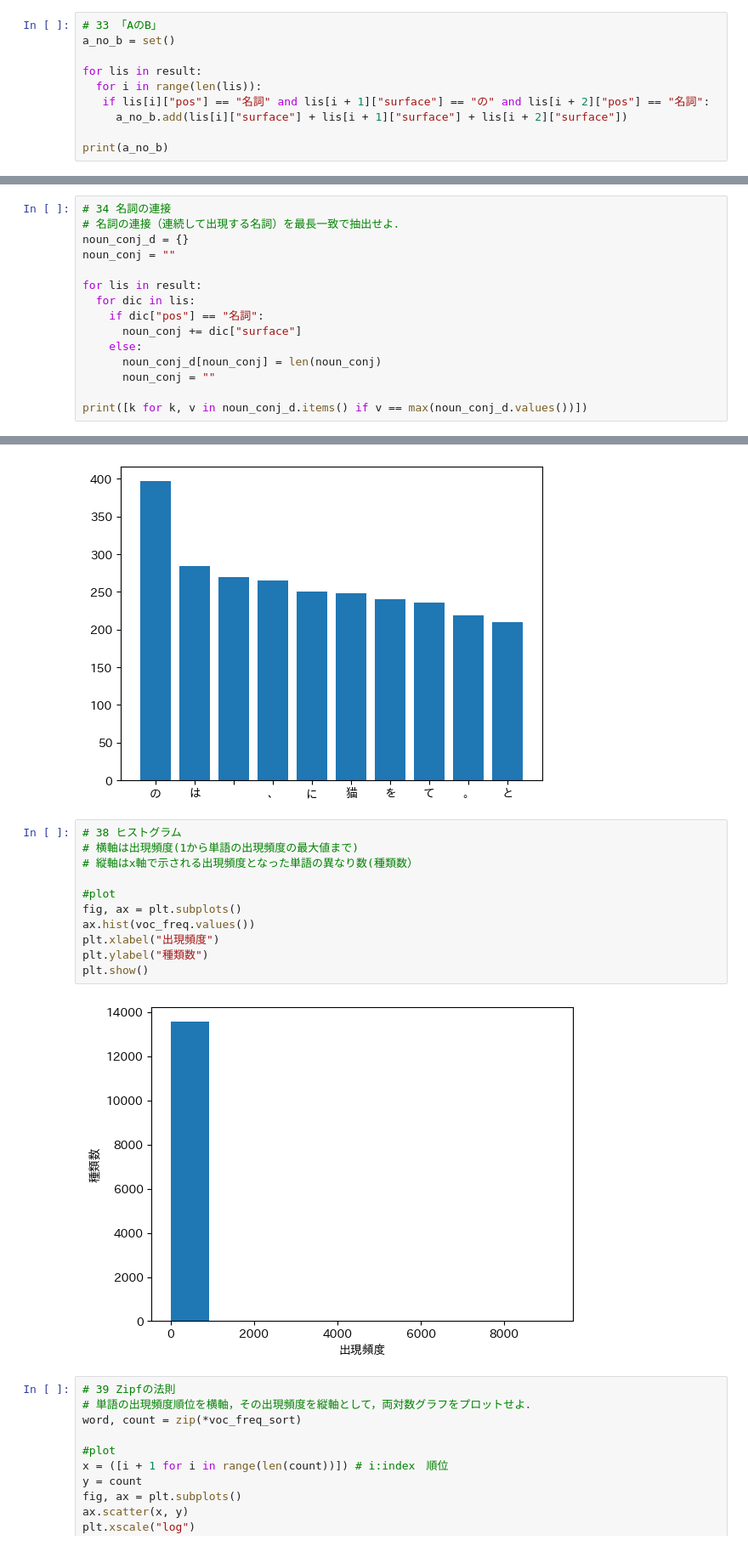
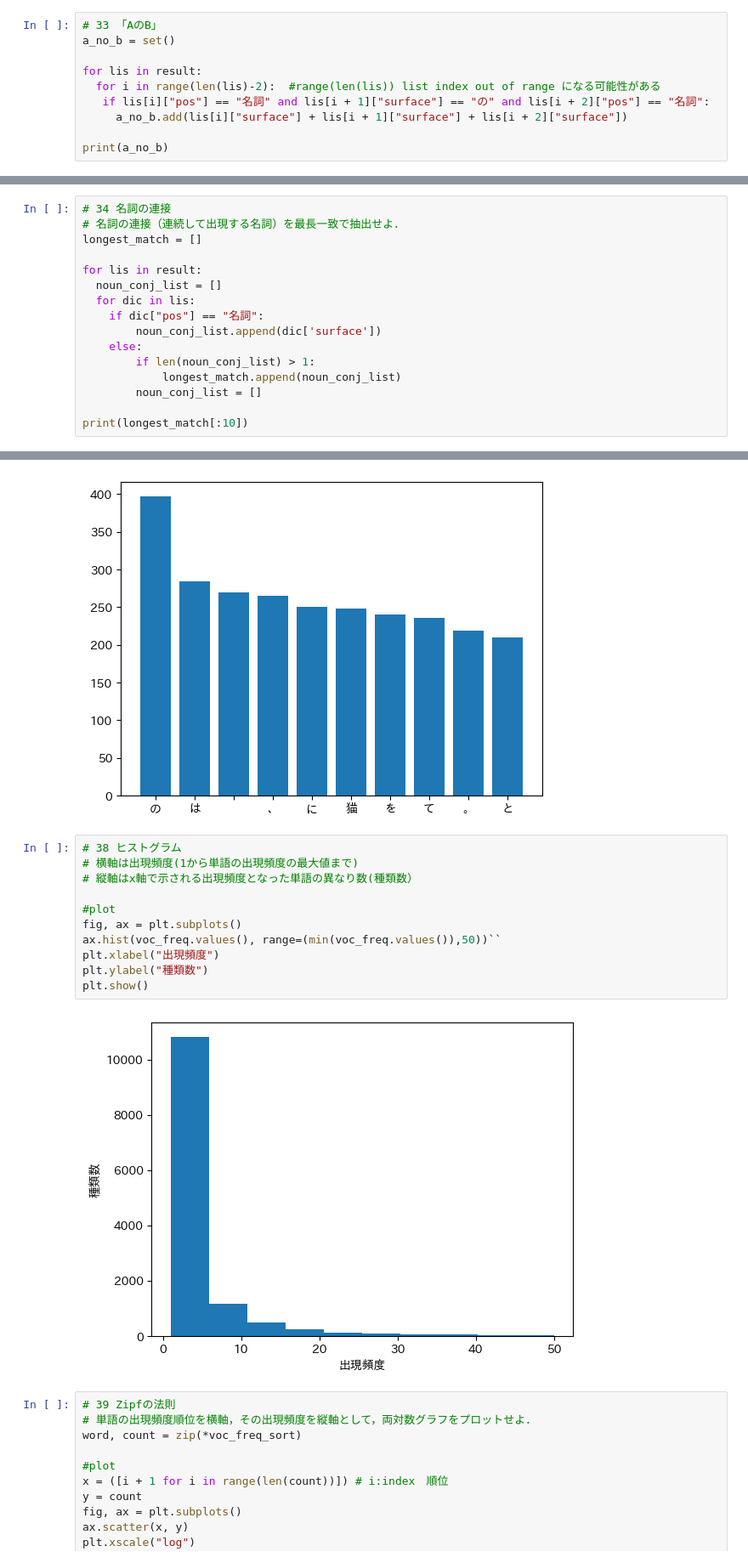
Before and after one commit to WuXuanxin/nlp100exercise, a Jupyter notebook: Chapter4/Chapter4.ipynb, the cells around one changed output, grey strips where cells are left out. Shown at 85% size. Drawn from its saved outputs; the diff is of its cells as text.

```diff
--- a/Chapter4/Chapter4.ipynb
+++ b/Chapter4/Chapter4.ipynb
@@ -73,7 +77,7 @@ print(base_verb)
 a_no_b = set()
 
 for lis in result:
-  for i in range(len(lis)):
+  for i in range(len(lis)-2):  #range(len(lis)) list index out of range になる可能性がある
    if lis[i]["pos"] == "名詞" and lis[i + 1]["surface"] == "の" and lis[i + 2]["pos"] == "名詞":
      a_no_b.add(lis[i]["surface"] + lis[i + 1]["surface"] + lis[i + 2]["surface"])
 
@@ -81,16 +87,17 @@ print(a_no_b)
 # %%
 # 34 名詞の連接
 # 名詞の連接（連続して出現する名詞）を最長一致で抽出せよ．
-noun_conj_d = {}
-noun_conj = ""
+longest_match = []
 
 for lis in result:
+  noun_conj_list = []
   for dic in lis:
     if dic["pos"] == "名詞":
-      noun_conj += dic["surface"]
+        noun_conj_list.append(dic['surface'])
     else:
-      noun_conj_d[noun_conj] = len(noun_conj)
-      noun_conj = ""
+        if len(noun_conj_list) > 1:
+            longest_match.append(noun_conj_list)
+        noun_conj_list = []
 
-print([k for k, v in noun_conj_d.items() if v == max(noun_conj_d.values())])
+print(longest_match[:10])
 # %% [output]
@@ -144,16 +155,16 @@ plt.show()
 # %%
 # 38 ヒストグラム
 # 横軸は出現頻度(1から単語の出現頻度の最大値まで)
 # 縦軸はx軸で示される出現頻度となった単語の異なり数(種類数）
 
 #plot
 fig, ax = plt.subplots()
-ax.hist(voc_freq.values())
+ax.hist(voc_freq.values(), range=(min(voc_freq.values()),50))``
 plt.xlabel("出現頻度")
 plt.ylabel("種類数")
 plt.show()
 # %% [output]
-[figure, old version]
+[figure, new version]
 # %%
 # 39 Zipfの法則
 # 単語の出現頻度順位を横軸，その出現頻度を縦軸として，両対数グラフをプロットせよ．
```
Also changed, not shown: parts of 6 cells of this notebook.
